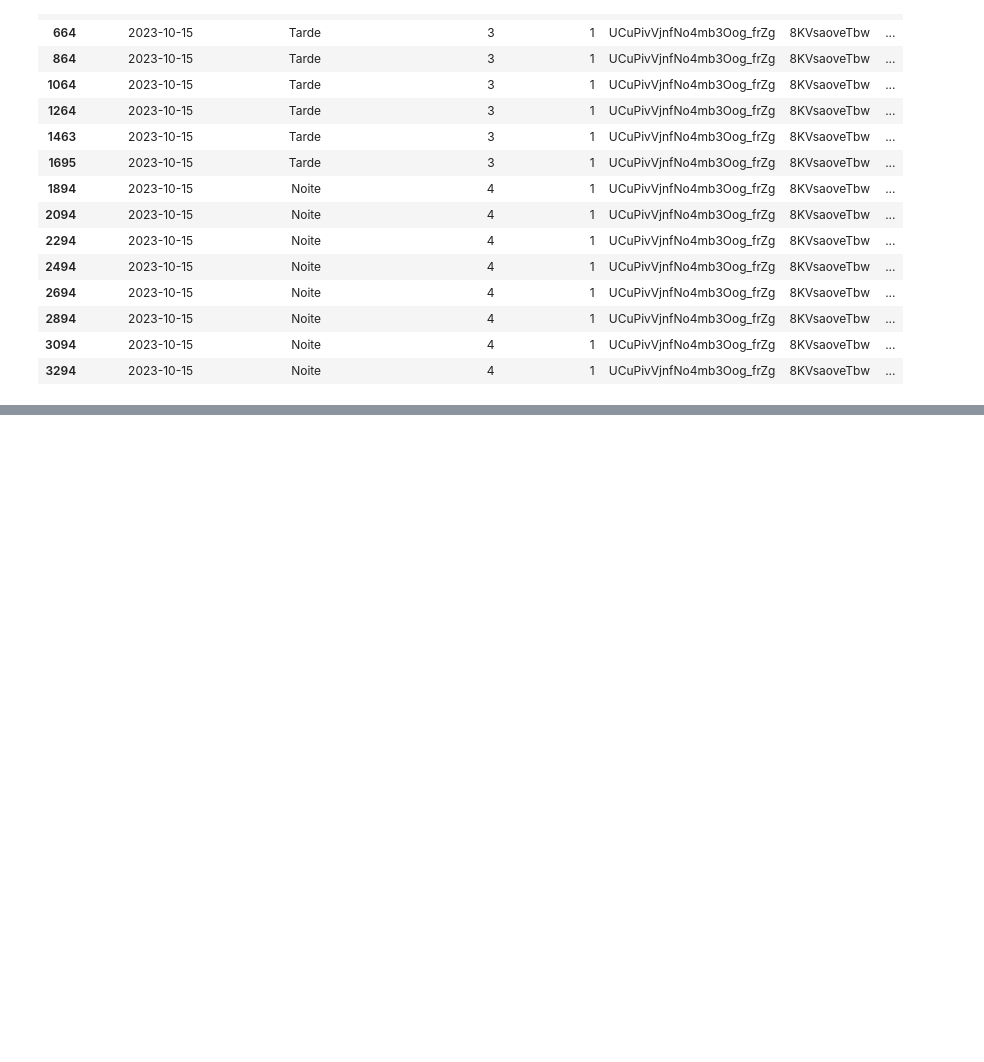
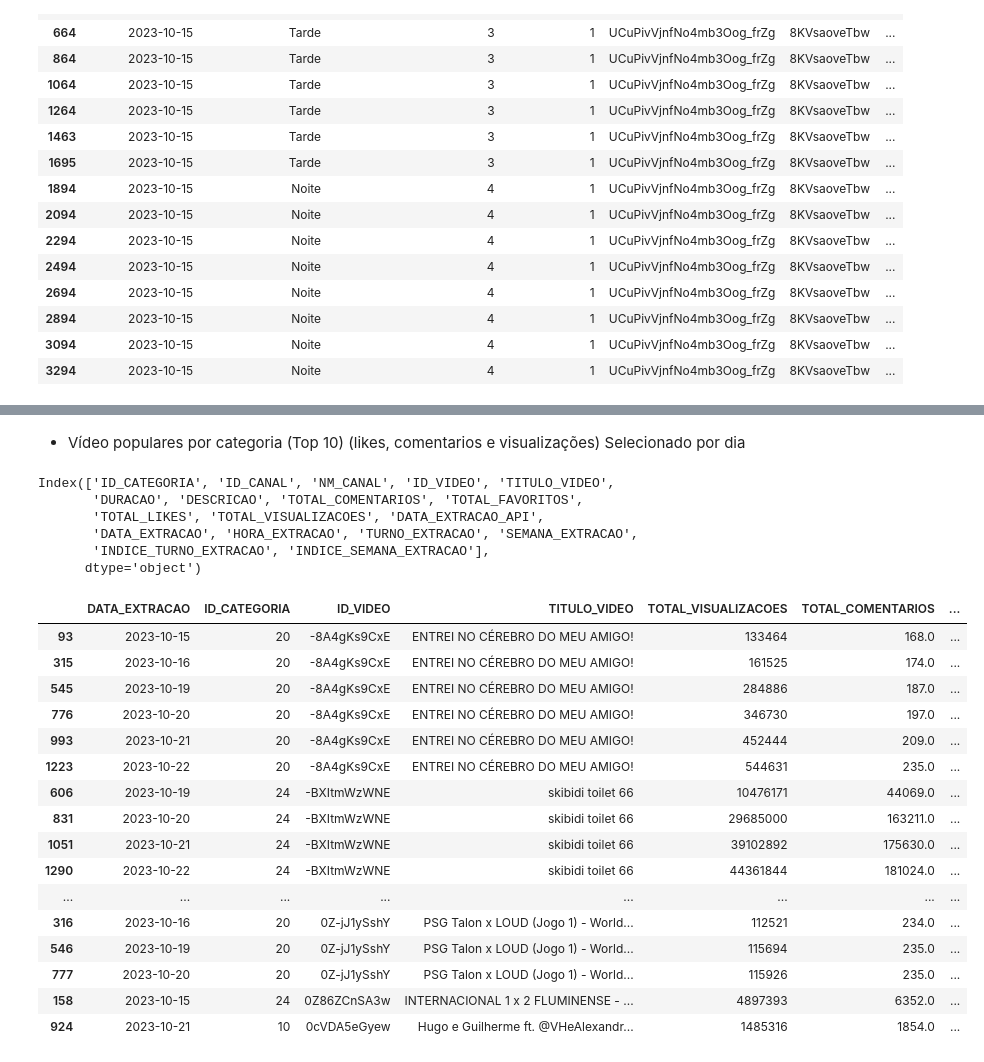
Before and after one commit to rodrigorocha1/analise_dados_youtube, a Jupyter notebook: notebooks/etl_trends.ipynb, the cells around one changed output, grey strips where cells are left out. Saved outputs shown, nothing was run; the diff lists cells and outputs as text; code cells hidden in the pictures; blank space fills up the shorter version.

```diff
--- a/notebooks/etl_trends.ipynb
+++ b/notebooks/etl_trends.ipynb
@@ -354,2 +383,43 @@ memory usage: 5.8 KB
 # %%
 dataframe.to_parquet('../data/ouro_csv/trends/popularidade_categoria_trends.parquet')
+# %% [markdown]
+- Vídeo populares por categoria (Top 10) (likes, comentarios e visualizações) Selecionado por dia
+# %%
+base_original.columns
+# %% [output]
+Index(['ID_CATEGORIA', 'ID_CANAL', 'NM_CANAL', 'ID_VIDEO', 'TITULO_VIDEO',
+       'DURACAO', 'DESCRICAO', 'TOTAL_COMENTARIOS', 'TOTAL_FAVORITOS',
+       'TOTAL_LIKES', 'TOTAL_VISUALIZACOES', 'DATA_EXTRACAO_API',
+       'DATA_EXTRACAO', 'HORA_EXTRACAO', 'TURNO_EXTRACAO', 'SEMANA_EXTRACAO',
+       'INDICE_TURNO_EXTRACAO', 'INDICE_SEMANA_EXTRACAO'],
+      dtype='object')
+# %%
+df_videos_populares_categoria = base_original[
+    ['DATA_EXTRACAO', 'ID_CATEGORIA',  'ID_VIDEO', 'TITULO_VIDEO', 'TOTAL_COMENTARIOS', 'TOTAL_FAVORITOS','TOTAL_LIKES', 'TOTAL_VISUALIZACOES']
+]
+# df_videos_populares_categoria = df_videos_populares_categoria.query('ID_CATEGORIA == "20" and DATA_EXTRACAO == "2023-10-15"')
+# %%
+df_teste = df_videos_populares_categoria.groupby(['DATA_EXTRACAO','ID_CATEGORIA', 'ID_VIDEO', 'TITULO_VIDEO']).agg(
+    TOTAL_VISUALIZACOES=('TOTAL_VISUALIZACOES', 'max'),
+    TOTAL_COMENTARIOS=('TOTAL_COMENTARIOS', 'max'),
+    TOTAL_LIKES=('TOTAL_LIKES', 'max')
+).reset_index().sort_values(by= ['ID_VIDEO', 'DATA_EXTRACAO'])
+df_teste.head(50)
+# %% [output]
+|  | DATA_EXTRACAO | ID_CATEGORIA | ID_VIDEO | TITULO_VIDEO | TOTAL_VISUALIZACOES | TOTAL_COMENTARIOS | ... |
+| 93 | 2023-10-15 | 20 | -8A4gKs9CxE | ENTREI NO CÉREBRO DO MEU AMIGO! | 133464 | 168.0 | ... |
+| 315 | 2023-10-16 | 20 | -8A4gKs9CxE | ENTREI NO CÉREBRO DO MEU AMIGO! | 161525 | 174.0 | ... |
+| 545 | 2023-10-19 | 20 | -8A4gKs9CxE | ENTREI NO CÉREBRO DO MEU AMIGO! | 284886 | 187.0 | ... |
+| 776 | 2023-10-20 | 20 | -8A4gKs9CxE | ENTREI NO CÉREBRO DO MEU AMIGO! | 346730 | 197.0 | ... |
+| 993 | 2023-10-21 | 20 | -8A4gKs9CxE | ENTREI NO CÉREBRO DO MEU AMIGO! | 452444 | 209.0 | ... |
+| 1223 | 2023-10-22 | 20 | -8A4gKs9CxE | ENTREI NO CÉREBRO DO MEU AMIGO! | 544631 | 235.0 | ... |
+| 606 | 2023-10-19 | 24 | -BXItmWzWNE | skibidi toilet 66 | 10476171 | 44069.0 | ... |
+| 831 | 2023-10-20 | 24 | -BXItmWzWNE | skibidi toilet 66 | 29685000 | 163211.0 | ... |
+| 1051 | 2023-10-21 | 24 | -BXItmWzWNE | skibidi toilet 66 | 39102892 | 175630.0 | ... |
+| 1290 | 2023-10-22 | 24 | -BXItmWzWNE | skibidi toilet 66 | 44361844 | 181024.0 | ... |
+| ... | ... | ... | ... | ... | ... | ... | ... |
+| 316 | 2023-10-16 | 20 | 0Z-jJ1ySshY | PSG Talon x LOUD (Jogo 1) - World... | 112521 | 234.0 | ... |
+| 546 | 2023-10-19 | 20 | 0Z-jJ1ySshY | PSG Talon x LOUD (Jogo 1) - World... | 115694 | 235.0 | ... |
+| 777 | 2023-10-20 | 20 | 0Z-jJ1ySshY | PSG Talon x LOUD (Jogo 1) - World... | 115926 | 235.0 | ... |
+| 158 | 2023-10-15 | 24 | 0Z86ZCnSA3w | INTERNACIONAL 1 x 2 FLUMINENSE - ... | 4897393 | 6352.0 | ... |
+| 924 | 2023-10-21 | 10 | 0cVDA5eGyew | Hugo e Guilherme ft. @VHeAlexandr... | 1485316 | 1854.0 | ... |
```
Also changed, not shown: parts of 18 cells of this notebook.
